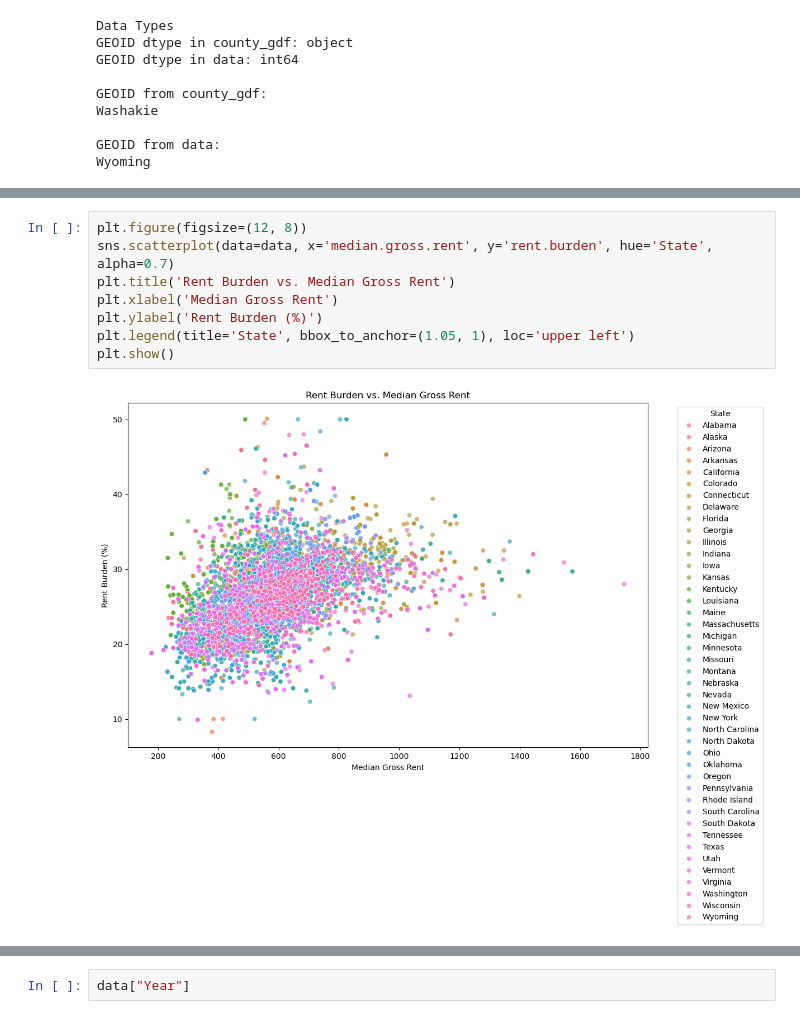
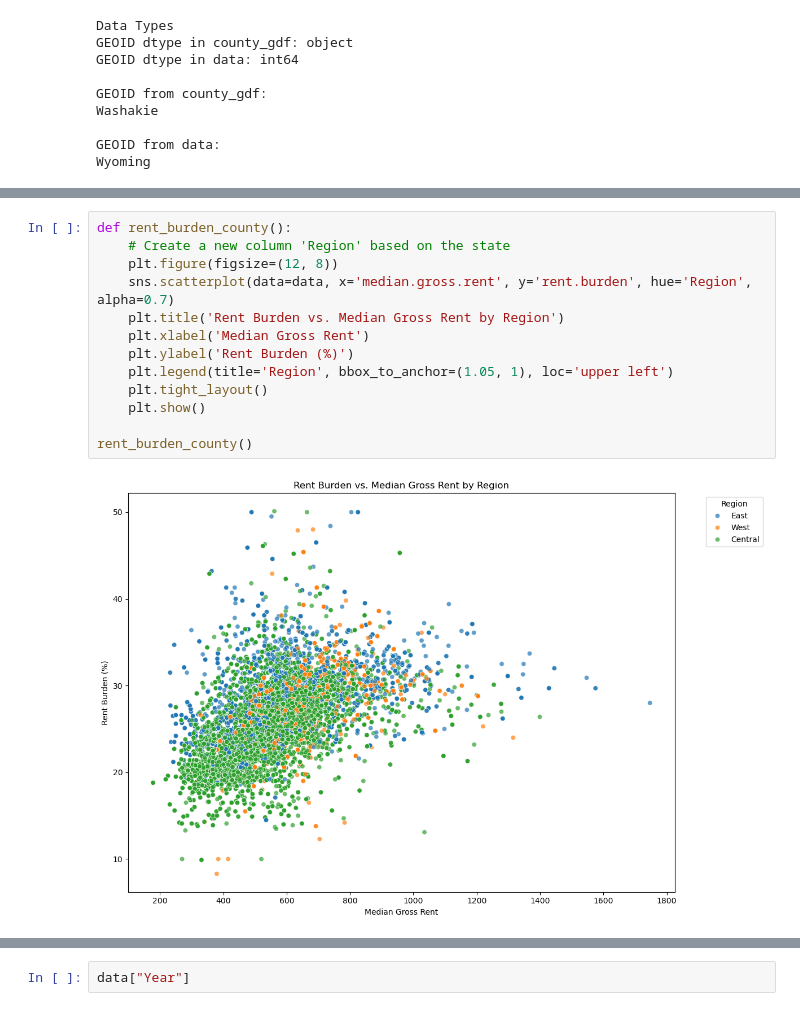
Before and after one commit to The-Swapster/gentrification_classification_prediction, a Jupyter notebook: dataprep_eda.ipynb, the cells around one changed output, grey strips where cells are left out. Cells and saved outputs as stored; diff of their text form.

```diff
--- a/dataprep_eda.ipynb
+++ b/dataprep_eda.ipynb
@@ -560,12 +536,17 @@ plt.show()
 # %% [output]
 [figure]
 # %%
-plt.figure(figsize=(12, 8))
-sns.scatterplot(data=data, x='median.gross.rent', y='rent.burden', hue='State', alpha=0.7)
-plt.title('Rent Burden vs. Median Gross Rent')
-plt.xlabel('Median Gross Rent')
-plt.ylabel('Rent Burden (%)')
-plt.legend(title='State', bbox_to_anchor=(1.05, 1), loc='upper left')
-plt.show()
+def rent_burden_county():
+    # Create a new column 'Region' based on the state
+    plt.figure(figsize=(12, 8))
+    sns.scatterplot(data=data, x='median.gross.rent', y='rent.burden', hue='Region', alpha=0.7)
+    plt.title('Rent Burden vs. Median Gross Rent by Region')
+    plt.xlabel('Median Gross Rent')
+    plt.ylabel('Rent Burden (%)')
+    plt.legend(title='Region', bbox_to_anchor=(1.05, 1), loc='upper left')
+    plt.tight_layout()
+    plt.show()
+
+rent_burden_county()
 # %% [output]
-[figure, old version]
+[figure, new version]
```
Also changed, not shown: parts of 28 cells of this notebook.
